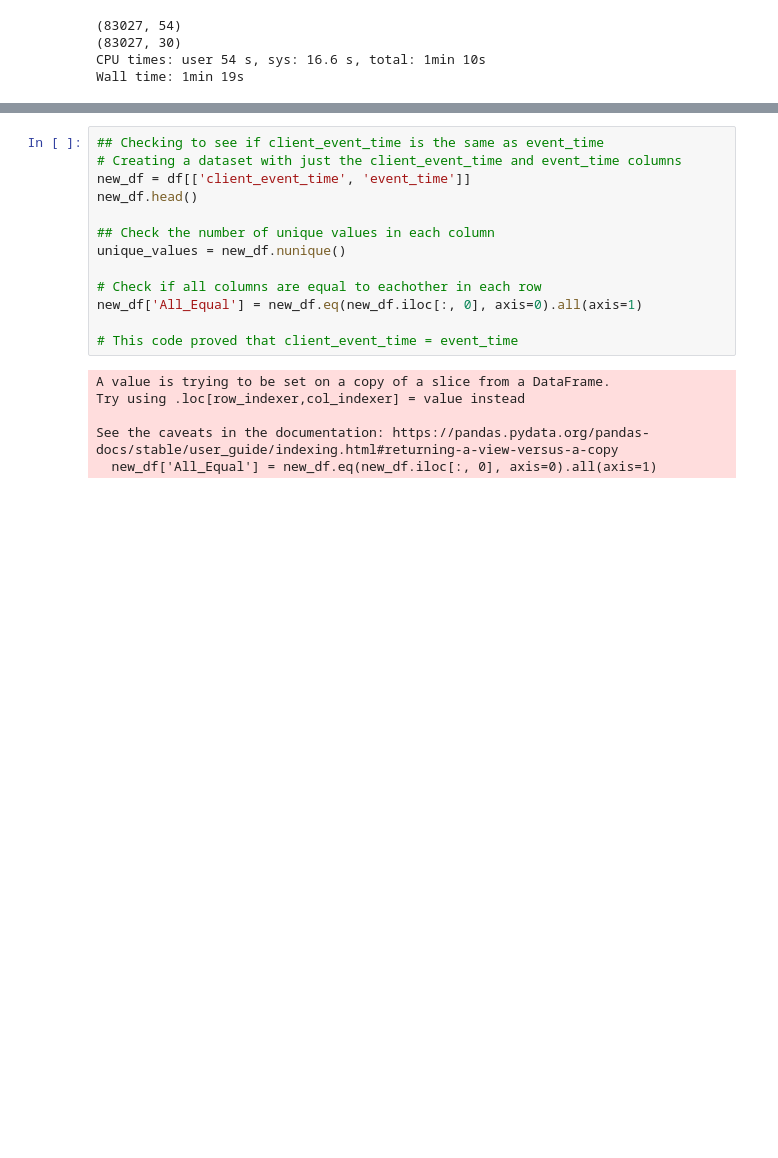
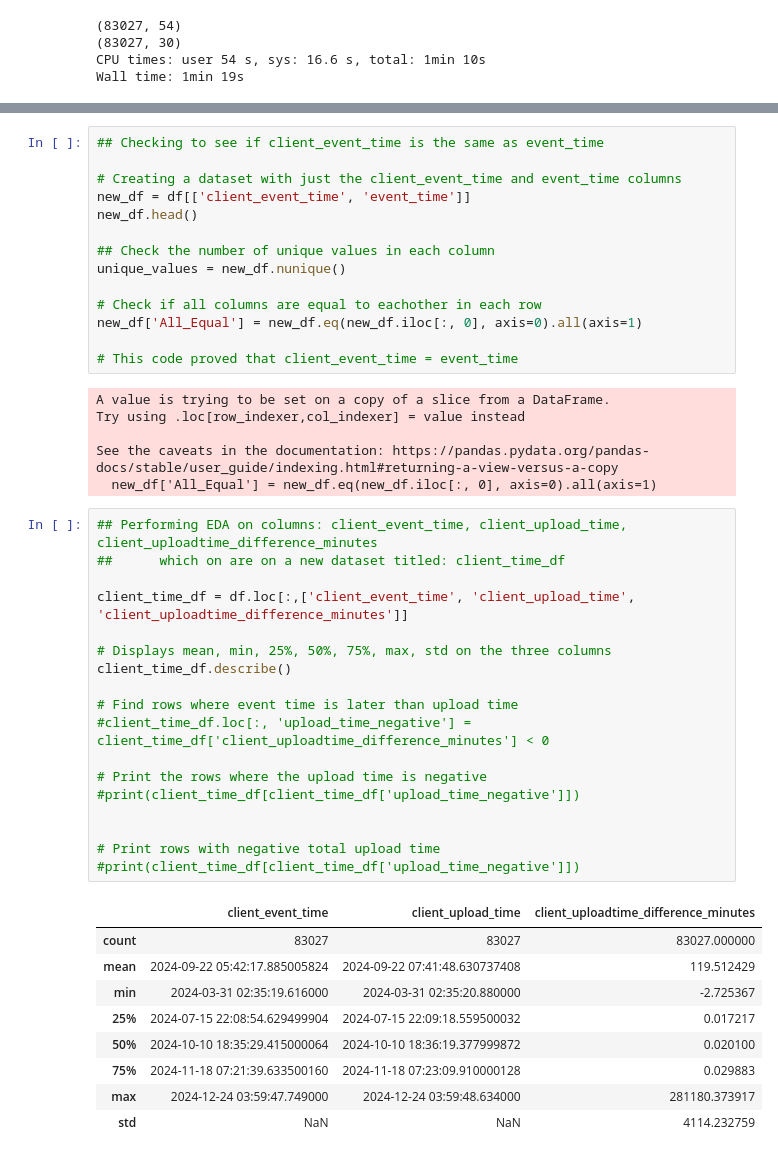
Before and after one commit to nyra-rodrigues/Federato-RiskOps-Platform-Optimization-Challenge, a Jupyter notebook: federato_data_read_starter.ipynb, the cells around one changed output, grey strips where cells are left out. Cells and saved outputs as stored; diff of their text form; blank space fills up the shorter version.

```diff
--- a/federato_data_read_starter.ipynb
+++ b/federato_data_read_starter.ipynb
@@ -247,6 +214,7 @@ unique_values_count
 3
 # %%
 ## Checking to see if client_event_time is the same as event_time
+
 # Creating a dataset with just the client_event_time and event_time columns
 new_df = df[['client_event_time', 'event_time']]
 new_df.head()
@@ -264,3 +232,31 @@ Try using .loc[row_indexer,col_indexer] = value instead
 
 See the caveats in the documentation: https://pandas.pydata.org/pandas-docs/stable/user_guide/indexing.html#returning-a-view-versus-a-copy
   new_df['All_Equal'] = new_df.eq(new_df.iloc[:, 0], axis=0).all(axis=1)
+# %%
+## Performing EDA on columns: client_event_time, client_upload_time, client_uploadtime_difference_minutes
+##      which on are on a new dataset titled: client_time_df
+
+client_time_df = df.loc[:,['client_event_time', 'client_upload_time', 'client_uploadtime_difference_minutes']]
+
+# Displays mean, min, 25%, 50%, 75%, max, std on the three columns
+client_time_df.describe()
+
+# Find rows where event time is later than upload time
+#client_time_df.loc[:, 'upload_time_negative'] = client_time_df['client_uploadtime_difference_minutes'] < 0
+
+# Print the rows where the upload time is negative
+#print(client_time_df[client_time_df['upload_time_negative']])
+
+
+# Print rows with negative total upload time
+#print(client_time_df[client_time_df['upload_time_negative']])
+# %% [output]
+|  | client_event_time | client_upload_time | client_uploadtime_difference_minutes |
+| count | 83027 | 83027 | 83027.000000 |
+| mean | 2024-09-22 05:42:17.885005824 | 2024-09-22 07:41:48.630737408 | 119.512429 |
+| min | 2024-03-31 02:35:19.616000 | 2024-03-31 02:35:20.880000 | -2.725367 |
+| 25% | 2024-07-15 22:08:54.629499904 | 2024-07-15 22:09:18.559500032 | 0.017217 |
+| 50% | 2024-10-10 18:35:29.415000064 | 2024-10-10 18:36:19.377999872 | 0.020100 |
+| 75% | 2024-11-18 07:21:39.633500160 | 2024-11-18 07:23:09.910000128 | 0.029883 |
+| max | 2024-12-24 03:59:47.749000 | 2024-12-24 03:59:48.634000 | 281180.373917 |
+| std | NaN | NaN | 4114.232759 |
```
Also changed, not shown: parts of 3 cells of this notebook, 1 other file.
